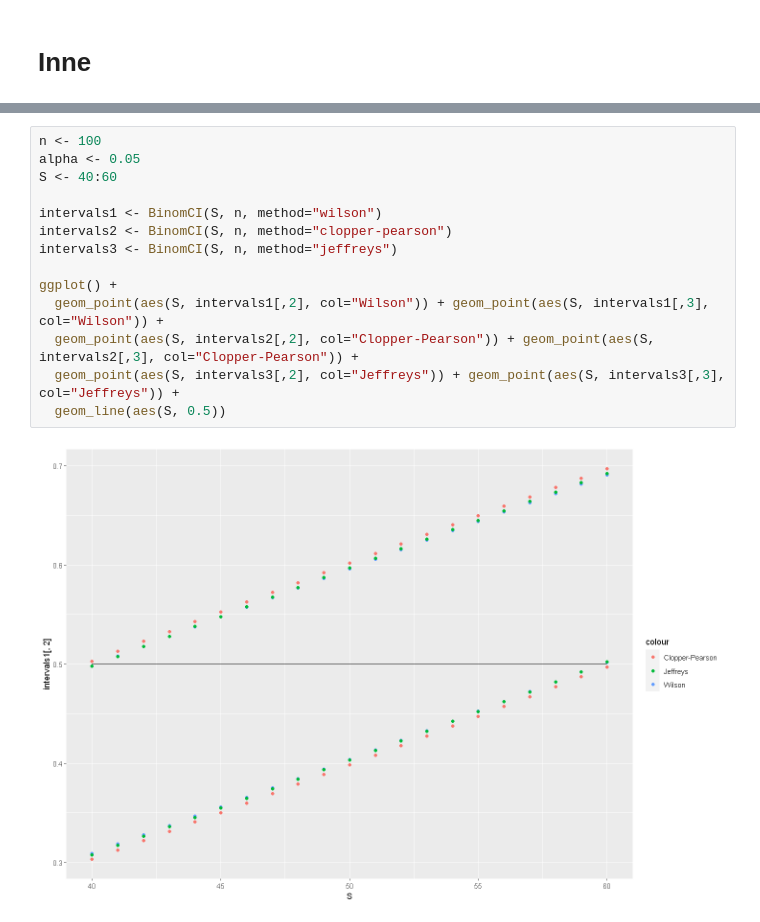
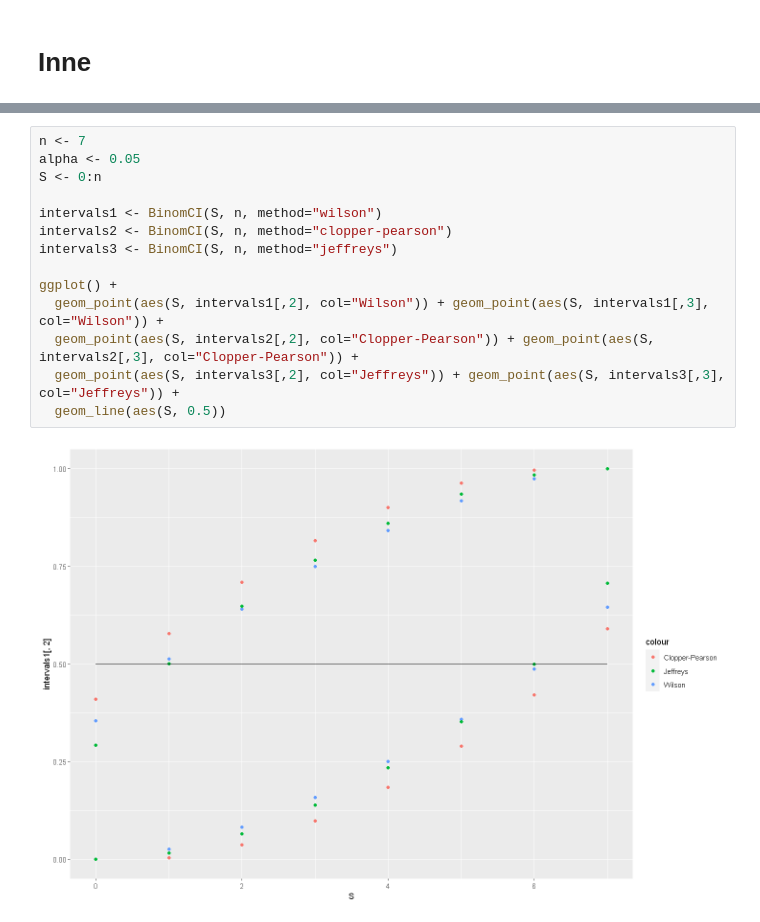
Before and after one commit to mweuro/Sprawozdanie_2_PS, a Jupyter notebook: Malec.ipynb, the cells around one changed output, grey strips where cells are left out. Drawn from its saved outputs; the diff is of its cells as text.

```diff
--- a/Malec.ipynb
+++ b/Malec.ipynb
@@ -313,16 +341,16 @@ ggplot() +
 # %%
-n <- 100
+n <- 7
 alpha <- 0.05
-S <- 40:60
+S <- 0:n
 
 intervals1 <- BinomCI(S, n, method="wilson")
 intervals2 <- BinomCI(S, n, method="clopper-pearson")
 intervals3 <- BinomCI(S, n, method="jeffreys")
 
 ggplot() +
   geom_point(aes(S, intervals1[,2], col="Wilson")) + geom_point(aes(S, intervals1[,3], col="Wilson")) +
   geom_point(aes(S, intervals2[,2], col="Clopper-Pearson")) + geom_point(aes(S, intervals2[,3], col="Clopper-Pearson")) +
   geom_point(aes(S, intervals3[,2], col="Jeffreys")) + geom_point(aes(S, intervals3[,3], col="Jeffreys")) +
   geom_line(aes(S, 0.5))
 # %% [output]
-[figure, old version]
+[figure, new version]
```
Also changed, not shown: parts of 8 cells of this notebook.
